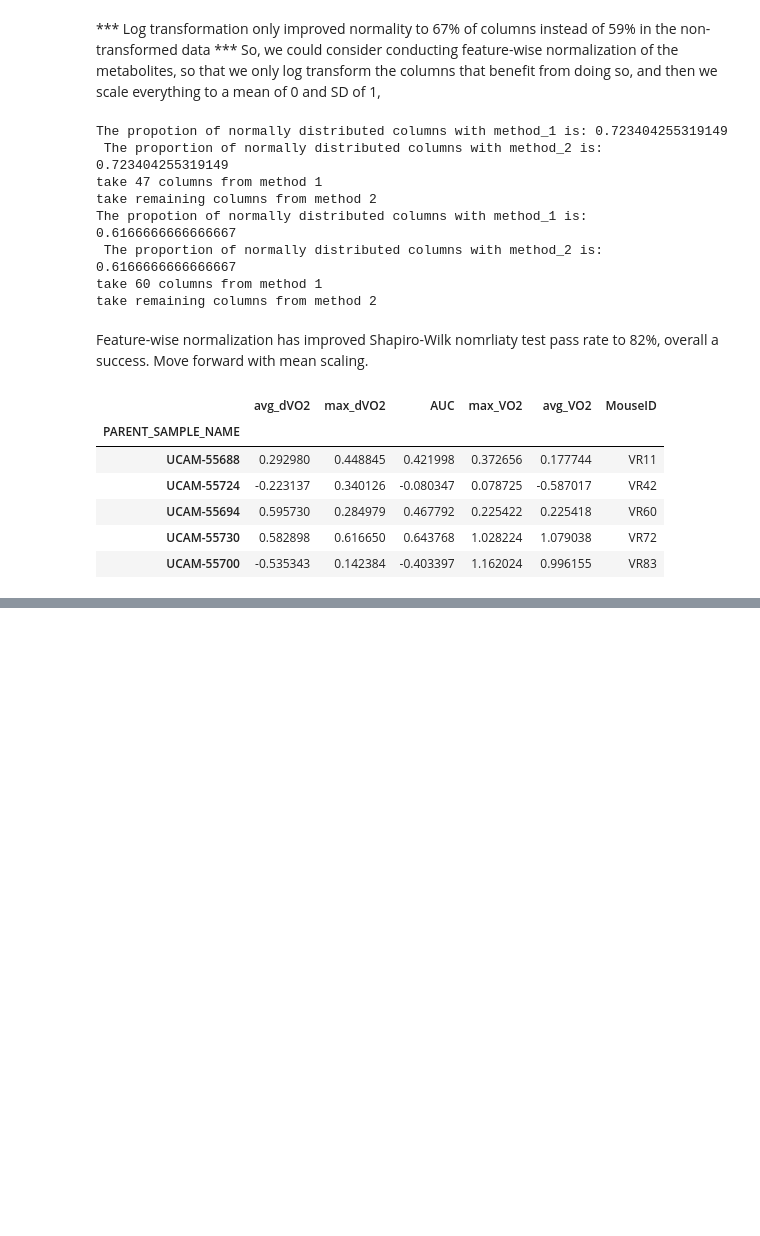
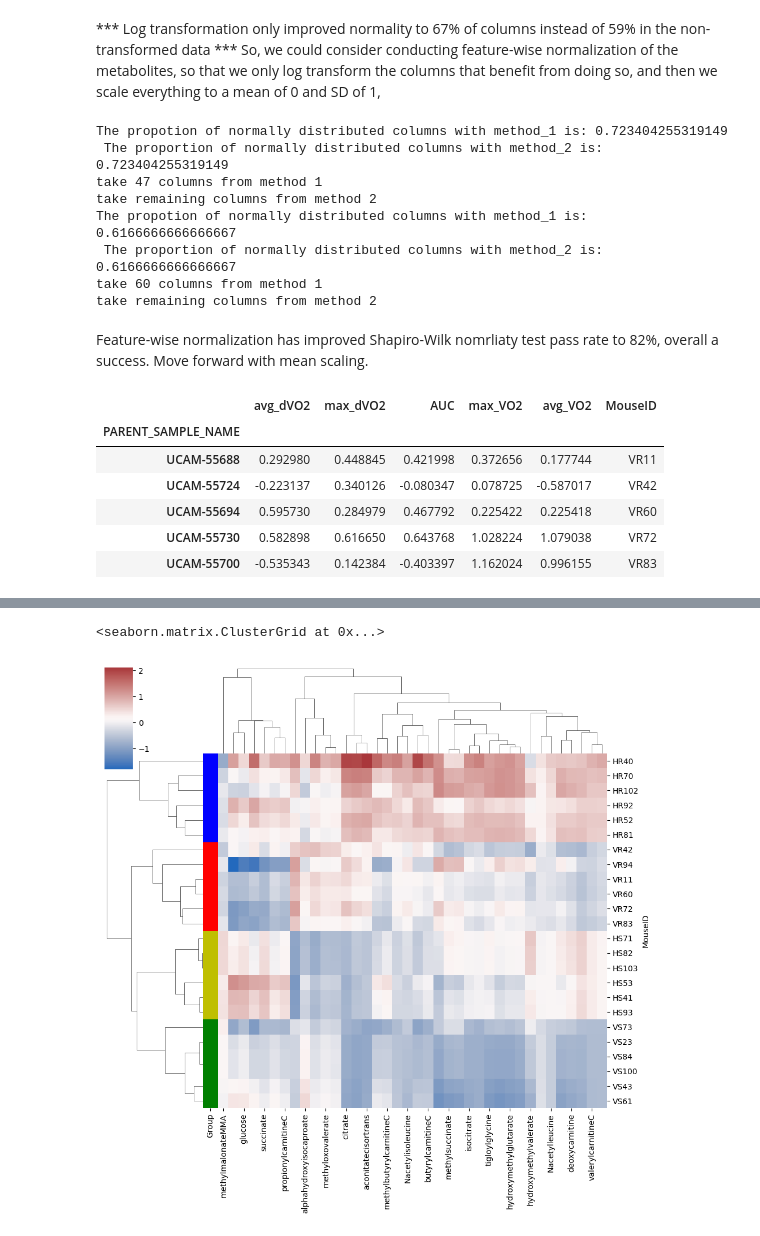
Before and after one commit to bjwadswo/JohnsonLab_Wadsworth-et-al_2HB-Metabolomics, a Jupyter notebook: Met_Analysis.ipynb, the cells around one changed output, grey strips where cells are left out. Drawn from its saved outputs; the diff is of its cells as text; code cells hidden in the pictures; blank space fills up the shorter version.

```diff
--- a/Met_Analysis.ipynb
+++ b/Met_Analysis.ipynb
@@ -324,0 +337,34 @@ serum_adj['Ex'] = serum_fwn['Ex']
+# %%
+grouped = serum_adj.groupby('Group') # organize data by groups
+results = pd.DataFrame(columns=['Metabolite','p_value','Ex']) # create an empty dataframe to hold the results
+# iterate over each column, calculating the test statistic for each column and storing the results in the dataframe
+for met in serum_adj.columns[:-8]:
+    VS = grouped.get_group('VS')[met]
+    VR = grouped.get_group('VR')[met]
+    HS = grouped.get_group('HS')[met]
+    HR = grouped.get_group('HR')[met]
+    #perform test
+    test_stat, p_value = ttest_ind(VR, HR)
+    # append data to the results table
+    results.loc[len(results)] = pd.Series({
+        'Metabolite': met,
+        'p_value': p_value,
+        'Ex': 'R'
+        })
+    test_stat, p_value = ttest_ind(VS, HS)
+    results.loc[len(results)] = pd.Series({
+        'Metabolite': met,
+        'p_value': p_value,
+        'Ex': 'S'
+        })
+
+reject, adj_pvalues, sidak, bonf = multipletests(
+    results.p_value.fillna(1), alpha=0.01, method = 'fdr_tsbh'
+)
+results['adj_p'] = adj_pvalues
+results['reject'] = reject
+results.to_csv('serum_FDR.csv')
+hit_results = results[results.reject == True]
+serum_DE = serum_adj[hit_results.Metabolite.unique()]
+serum_DE['Group'] = serum_adj['Group']
+print(results.reject.value_counts(),'\n',serum_adj.shape, serum_DE.shape)
@@ -505,0 +508,7 @@ Name: count, dtype: int64
+# %%
+lut = dict(zip(serum_DE.Group.unique(), "rbgy"))
+row_colours = serum_DE.Group.map(lut)
+sns.clustermap(serum_DE.select_dtypes(include=np.number),row_colors=row_colours,cmap='vlag')
+# %% [output]
+<seaborn.matrix.ClusterGrid at 0x...>
+[figure, added]
```
Also changed, not shown: parts of 38 cells of this notebook, 15 other files.
